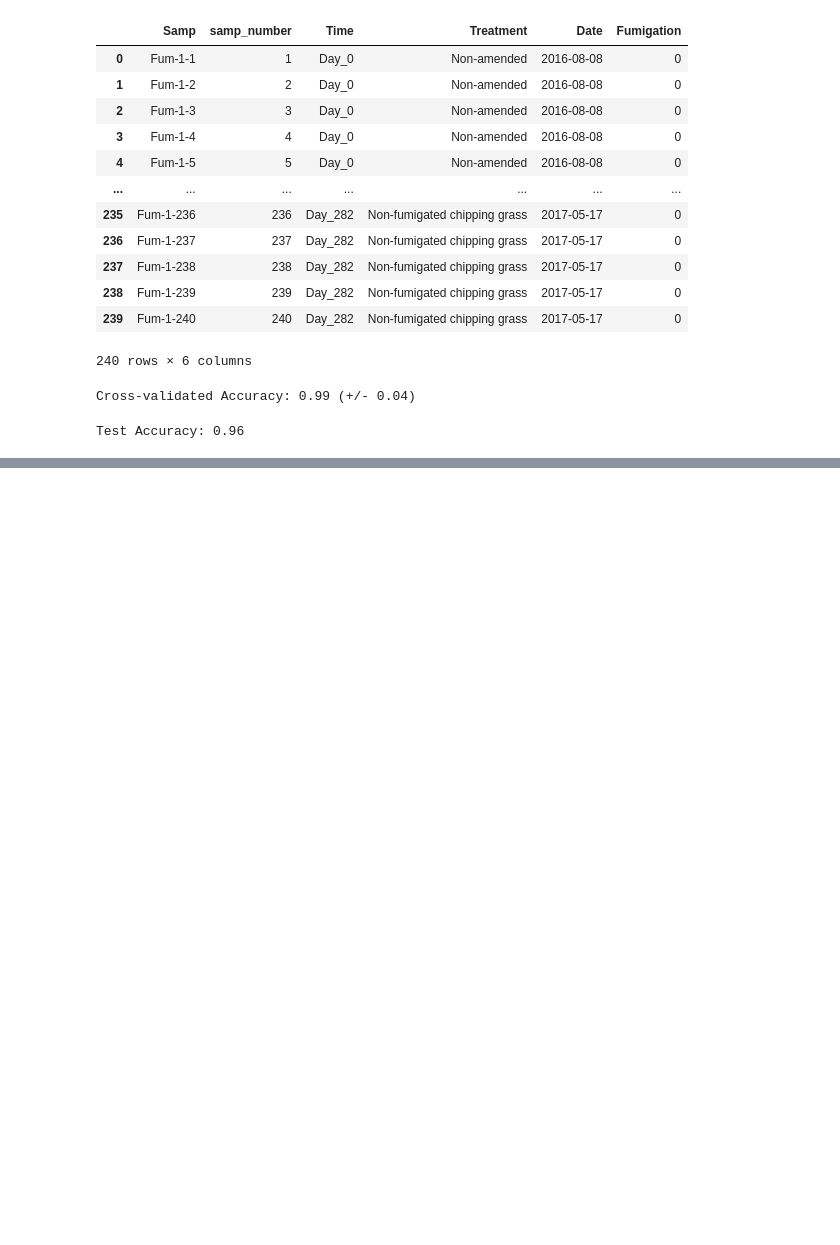
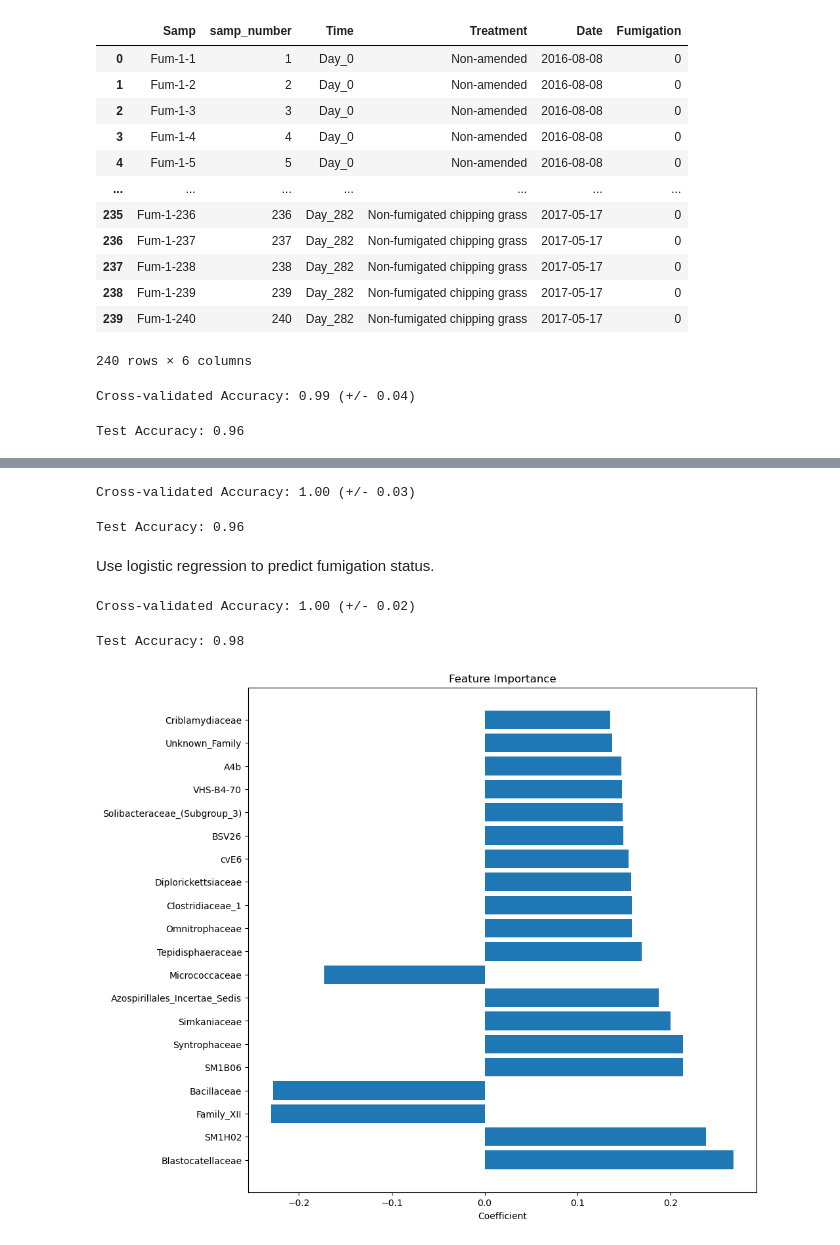
Before and after one commit to tianyi0216/ML_Microbiome, a Jupyter notebook: fumigation_predict.ipynb, the cells around one changed output, grey strips where cells are left out. Cells and saved outputs as stored; diff of their text form; code cells hidden in the pictures; blank space fills up the shorter version.

Commit message:
family level finished finding features

```diff
--- a/fumigation_predict.ipynb
+++ b/fumigation_predict.ipynb
@@ -108,0 +97,74 @@ Test Accuracy: 0.96
+# %%
+# random forest
+from sklearn.ensemble import RandomForestClassifier
+
+# create model
+model_RF = RandomForestClassifier(random_state=42)
+
+# cv
+kfold = RepeatedStratifiedKFold(n_splits=5, n_repeats=40, random_state=42)
+scores = cross_val_score(model_RF, X_train, y_train, scoring='accuracy', cv=kfold, n_jobs=-1)
+
+# Print the mean and standard deviation of the scores
+print("Cross-validated Accuracy: %0.2f (+/- %0.2f)" % (scores.mean(), scores.std() * 2))
+# %% [output]
+Cross-validated Accuracy: 1.00 (+/- 0.03)
+# %%
+# test model
+model_RF.fit(X_train, y_train)
+y_pred = model_RF.predict(X_test)
+test_score = model_RF.score(X_test, y_test)
+print("Test Accuracy: %0.2f" % test_score)
+# %% [output]
+Test Accuracy: 0.96
+# %% [markdown]
+Use logistic regression to predict fumigation status.
+# %%
+# normalize data
+from sklearn.preprocessing import StandardScaler
+
+scaler = StandardScaler()
+X_train_scaled = scaler.fit_transform(X_train)
+X_test_scaled = scaler.transform(X_test)
+# %%
+# logistic regression
+from sklearn.linear_model import LogisticRegression
+
+# create model
+model_logreg = LogisticRegression(random_state=42)
+
+# cv
+kfold = RepeatedStratifiedKFold(n_splits=5, n_repeats=40, random_state=42)
+scores = cross_val_score(model_logreg, X_train_scaled, y_train, scoring='accuracy', cv=kfold, n_jobs=-1)
+
+# Print the mean and standard deviation of the scores
+print("Cross-validated Accuracy: %0.2f (+/- %0.2f)" % (scores.mean(), scores.std() * 2))
+# %% [output]
+Cross-validated Accuracy: 1.00 (+/- 0.02)
+# %%
+# test model
+model_logreg.fit(X_train_scaled, y_train)
+y_pred = model_logreg.predict(X_test_scaled)
+test_score = model_logreg.score(X_test_scaled, y_test)
+
+print("Test Accuracy: %0.2f" % test_score)
+# %% [output]
+Test Accuracy: 0.98
+# %%
+# find important features
+coefficients = model_logreg.coef_[0]
+feature_names = list(df_family.T.columns)
+
+# sort features by importance
+sorted_idx = np.argsort(np.abs(coefficients))[::-1]
+sorted_features = [feature_names[idx] for idx in sorted_idx]
+sorted_coefficients = coefficients[sorted_idx]
+# %%
+# plot the 20 most important features
+plt.figure(figsize=(10, 10))
+plt.barh(sorted_features[:20], sorted_coefficients[:20])
+plt.xlabel("Coefficient")
+plt.title("Feature Importance (Logistic Regression)")
+plt.show()
+# %% [output]
+[figure, added]
```
Also changed, not shown: parts of 16 cells of this notebook.
